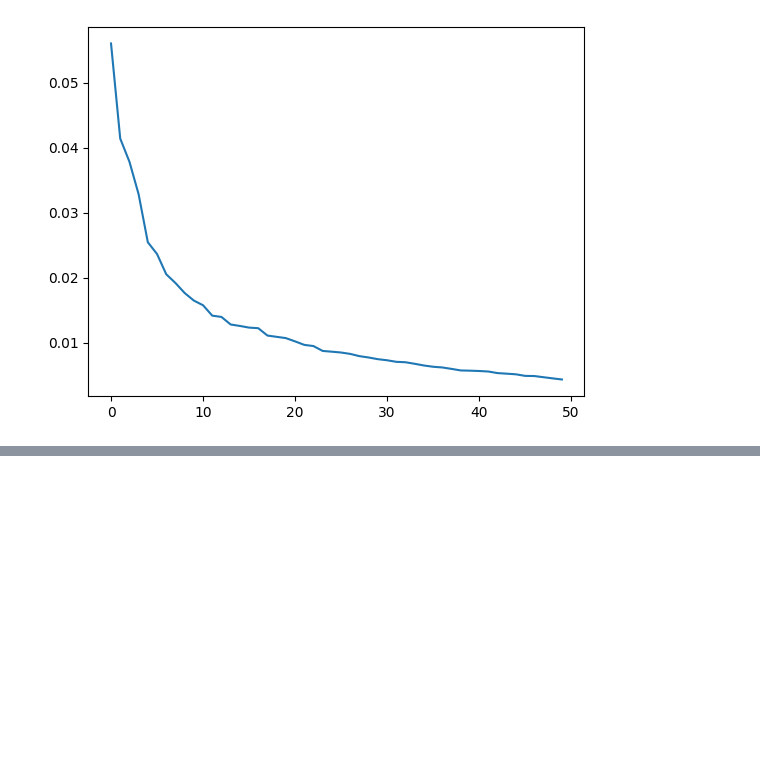
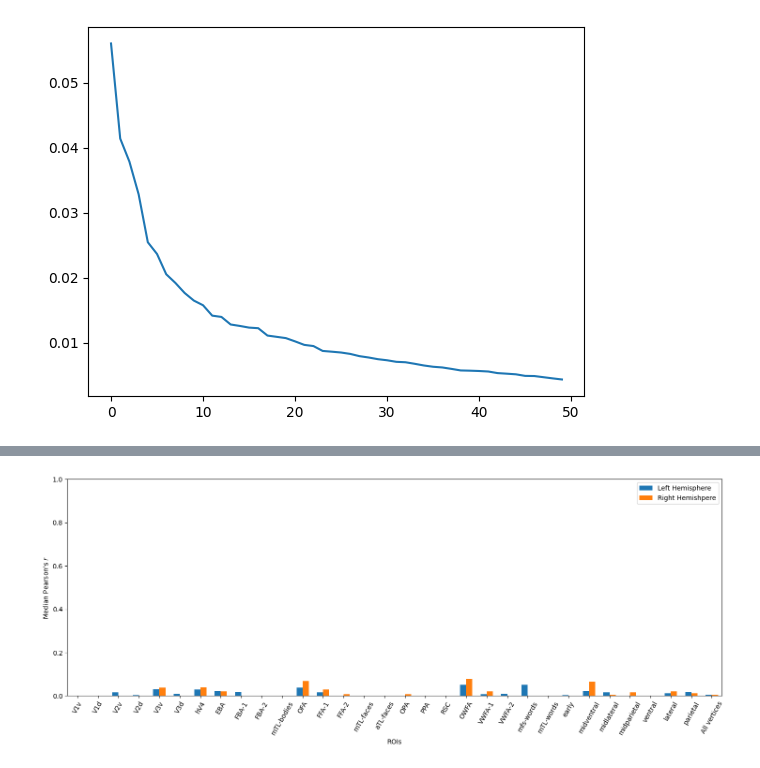
Before and after one commit to iannwtf-algonauts/algonauts23, a Jupyter notebook: tf_pipeline.ipynb, the cells around one changed output, grey strips where cells are left out. Drawn from its saved outputs; the diff is of its cells as text; code cells hidden in the pictures; blank space fills up the shorter version.

```diff
--- a/tf_pipeline.ipynb
+++ b/tf_pipeline.ipynb
@@ -68,0 +141,5 @@ plt.plot(pca.explained_variance_ratio_)
+# %%
+lh_fmri_train = lh_fmri[idxs_train]
+lh_fmri_val = lh_fmri[idxs_val]
+rh_fmri_train = rh_fmri[idxs_train]
+rh_fmri_val = rh_fmri[idxs_val]
@@ -68,0 +175,12 @@ plt.plot(pca.explained_variance_ratio_)
+# %%
+# Empty correlation array of shape: (LH vertices)
+lh_correlation = np.zeros(lh_fmri_val_pred.shape[1])
+# Correlate each predicted LH vertex with the corresponding ground truth vertex
+for v in tqdm(range(lh_fmri_val_pred.shape[1])):
+    lh_correlation[v] = corr(lh_fmri_val_pred[:,v], lh_fmri_val[:,v])[0]
+
+# Empty correlation array of shape: (RH vertices)
+rh_correlation = np.zeros(rh_fmri_val_pred.shape[1])
+# Correlate each predicted RH vertex with the corresponding ground truth vertex
+for v in tqdm(range(rh_fmri_val_pred.shape[1])):
+    rh_correlation[v] = corr(rh_fmri_val_pred[:,v], rh_fmri_val[:,v])[0]
@@ -68,0 +189,62 @@ plt.plot(pca.explained_variance_ratio_)
+# %%
+# Load the ROI classes mapping dictionaries
+roi_mapping_files = ['mapping_prf-visualrois.npy', 'mapping_floc-bodies.npy',
+    'mapping_floc-faces.npy', 'mapping_floc-places.npy',
+    'mapping_floc-words.npy', 'mapping_streams.npy']
+roi_name_maps = []
+for r in roi_mapping_files:
+    roi_name_maps.append(np.load(os.path.join(data_dir, 'roi_masks', r),
+        allow_pickle=True).item())
+
+# Load the ROI brain surface maps
+lh_challenge_roi_files = ['lh.prf-visualrois_challenge_space.npy',
+    'lh.floc-bodies_challenge_space.npy', 'lh.floc-faces_challenge_space.npy',
+    'lh.floc-places_challenge_space.npy', 'lh.floc-words_challenge_space.npy',
+    'lh.streams_challenge_space.npy']
+rh_challenge_roi_files = ['rh.prf-visualrois_challenge_space.npy',
+    'rh.floc-bodies_challenge_space.npy', 'rh.floc-faces_challenge_space.npy',
+    'rh.floc-places_challenge_space.npy', 'rh.floc-words_challenge_space.npy',
+    'rh.streams_challenge_space.npy']
+lh_challenge_rois = []
+rh_challenge_rois = []
+for r in range(len(lh_challenge_roi_files)):
+    lh_challenge_rois.append(np.load(os.path.join(data_dir, 'roi_masks',
+        lh_challenge_roi_files[r])))
+    rh_challenge_rois.append(np.load(os.path.join(data_dir, 'roi_masks',
+        rh_challenge_roi_files[r])))
+
+# Select the correlation results vertices of each ROI
+roi_names = []
+lh_roi_correlation = []
+rh_roi_correlation = []
+for r1 in range(len(lh_challenge_rois)):
+    for r2 in roi_name_maps[r1].items():
+        if r2[0] != 0: # zeros indicate to vertices falling outside the ROI of interest
+            roi_names.append(r2[1])
+            lh_roi_idx = np.where(lh_challenge_rois[r1] == r2[0])[0]
+            rh_roi_idx = np.where(rh_challenge_rois[r1] == r2[0])[0]
+            lh_roi_correlation.append(lh_correlation[lh_roi_idx])
+            rh_roi_correlation.append(rh_correlation[rh_roi_idx])
+roi_names.append('All vertices')
+lh_roi_correlation.append(lh_correlation)
+rh_roi_correlation.append(rh_correlation)
+
+# Create the plot
+lh_median_roi_correlation = [np.median(lh_roi_correlation[r])
+    for r in range(len(lh_roi_correlation))]
+rh_median_roi_correlation = [np.median(rh_roi_correlation[r])
+    for r in range(len(rh_roi_correlation))]
+plt.figure(figsize=(18,6))
+x = np.arange(len(roi_names))
+width = 0.30
+plt.bar(x - width/2, lh_median_roi_correlation, width, label='Left Hemisphere')
+plt.bar(x + width/2, rh_median_roi_correlation, width,
+    label='Right Hemishpere')
+plt.xlim(left=min(x)-.5, right=max(x)+.5)
+plt.ylim(bottom=0, top=1)
+plt.xlabel('ROIs')
+plt.xticks(ticks=x, labels=roi_names, rotation=60)
+plt.ylabel('Median Pearson\'s $r$')
+plt.legend(frameon=True, loc=1);
+# %% [output]
+[figure, added]
```
Also changed, not shown: parts of 16 cells of this notebook.
